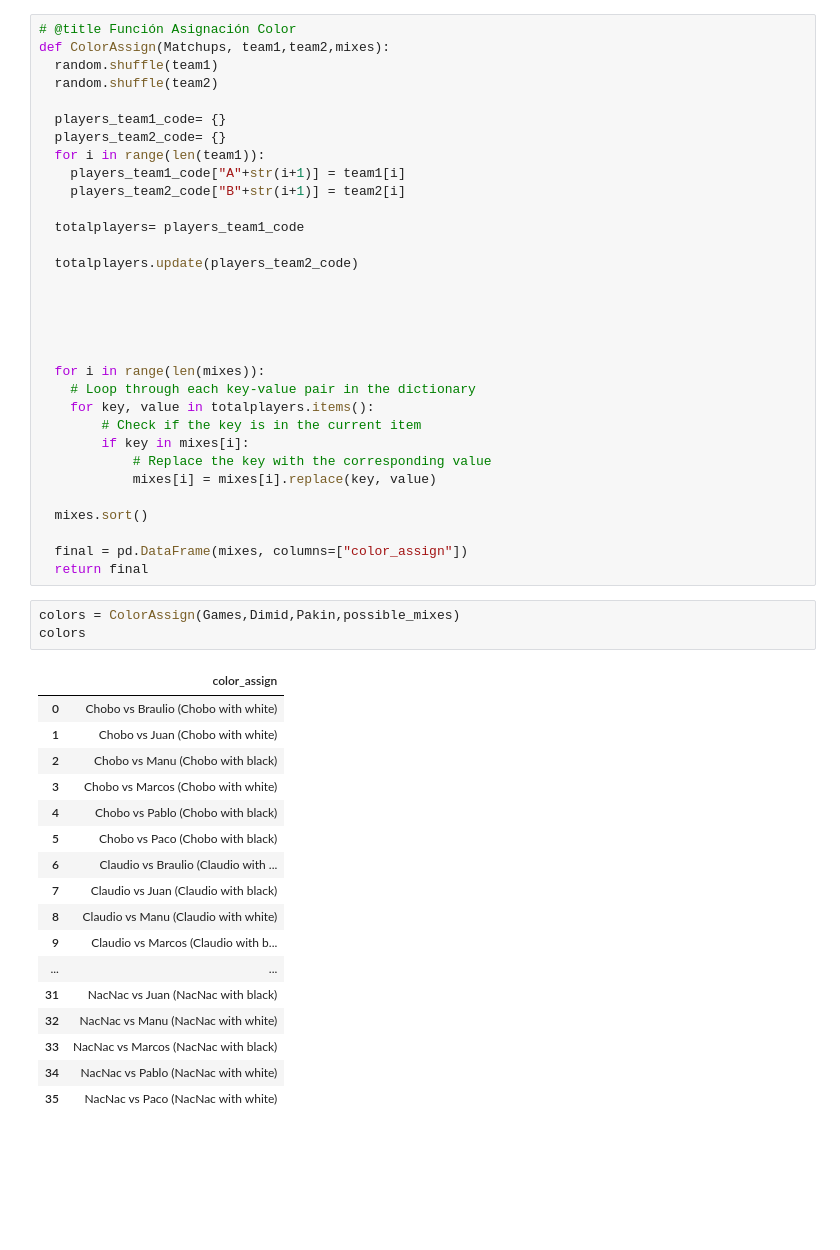
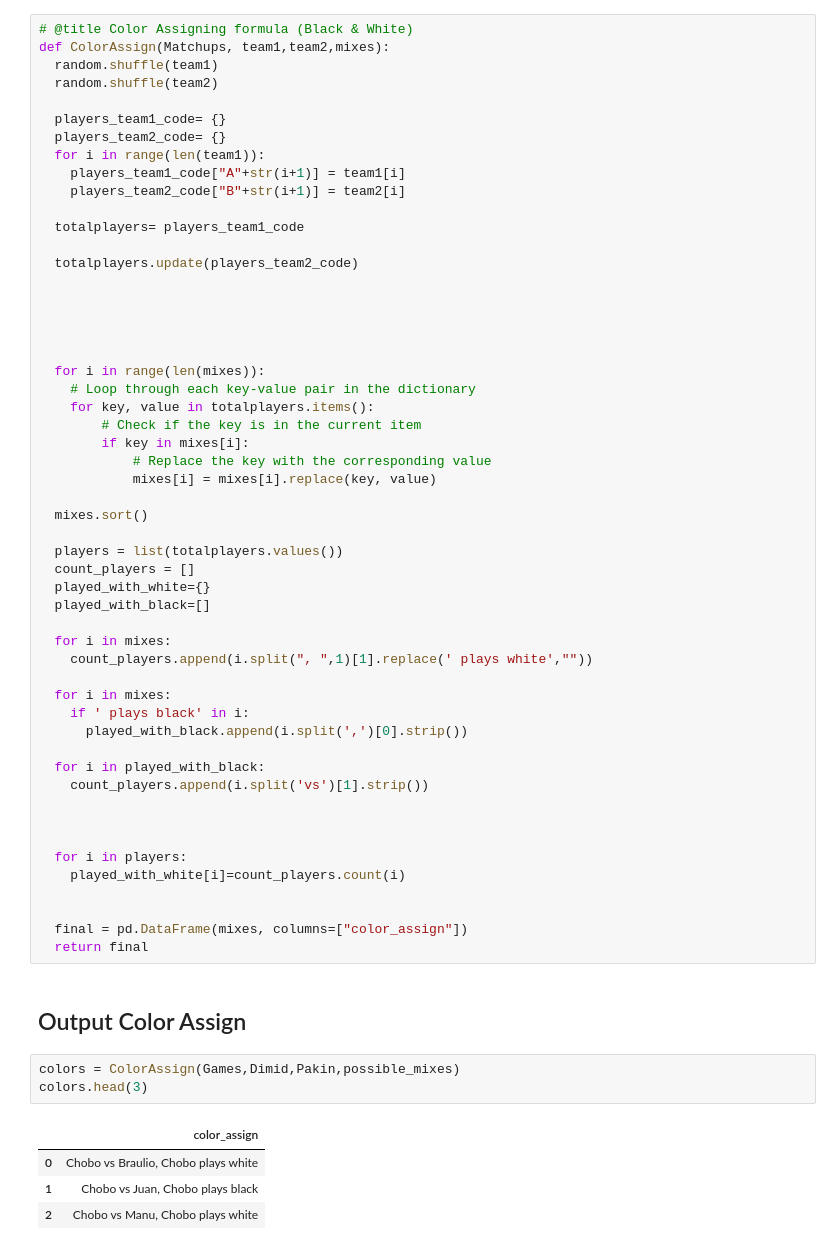
Before and after one commit to ehpower/ChessGameGenerator, a Jupyter notebook: Chess2.ipynb, the cells around one changed output. Cells and saved outputs as stored; diff of their text form; blank space fills up the shorter version.

```diff
--- a/Chess2.ipynb
+++ b/Chess2.ipynb
@@ -145,5 +142,5 @@ possible_mixes= ["A1 vs B1 (A1 with white)",
 # %%
-# @title Función Asignación Color
+# @title Color Assigning formula (Black & White)
 def ColorAssign(Matchups, team1,team2,mixes):
   random.shuffle(team1)
   random.shuffle(team2)
@@ -172,26 +169,36 @@ def ColorAssign(Matchups, team1,team2,mixes):
 
   mixes.sort()
 
+  players = list(totalplayers.values())
+  count_players = []
+  played_with_white={}
+  played_with_black=[]
+
+  for i in mixes:
+    count_players.append(i.split(", ",1)[1].replace(' plays white',""))
+
+  for i in mixes:
+    if ' plays black' in i:
+      played_with_black.append(i.split(',')[0].strip())
+
+  for i in played_with_black:
+    count_players.append(i.split('vs')[1].strip())
+
+
+
+  for i in players:
+    played_with_white[i]=count_players.count(i)
+
+
   final = pd.DataFrame(mixes, columns=["color_assign"])
   return final
+# %% [markdown]
+## Output Color Assign
 # %%
 colors = ColorAssign(Games,Dimid,Pakin,possible_mixes)
-colors
+colors.head(3)
 # %% [output]
 |  | color_assign |
-| 0 | Chobo vs Braulio (Chobo with white) |
-| 1 | Chobo vs Juan (Chobo with white) |
-| 2 | Chobo vs Manu (Chobo with black) |
-| 3 | Chobo vs Marcos (Chobo with white) |
-| 4 | Chobo vs Pablo (Chobo with black) |
-| 5 | Chobo vs Paco (Chobo with black) |
-| 6 | Claudio vs Braulio (Claudio with ... |
-| 7 | Claudio vs Juan (Claudio with black) |
-| 8 | Claudio vs Manu (Claudio with white) |
-| 9 | Claudio vs Marcos (Claudio with b... |
-| ... | ... |
-| 31 | NacNac vs Juan (NacNac with black) |
-| 32 | NacNac vs Manu (NacNac with white) |
-| 33 | NacNac vs Marcos (NacNac with black) |
-| 34 | NacNac vs Pablo (NacNac with white) |
-| 35 | NacNac vs Paco (NacNac with white) |
+| 0 | Chobo vs Braulio, Chobo plays white |
+| 1 | Chobo vs Juan, Chobo plays black |
+| 2 | Chobo vs Manu, Chobo plays white |
```
Also changed, not shown: parts of 16 cells of this notebook.
